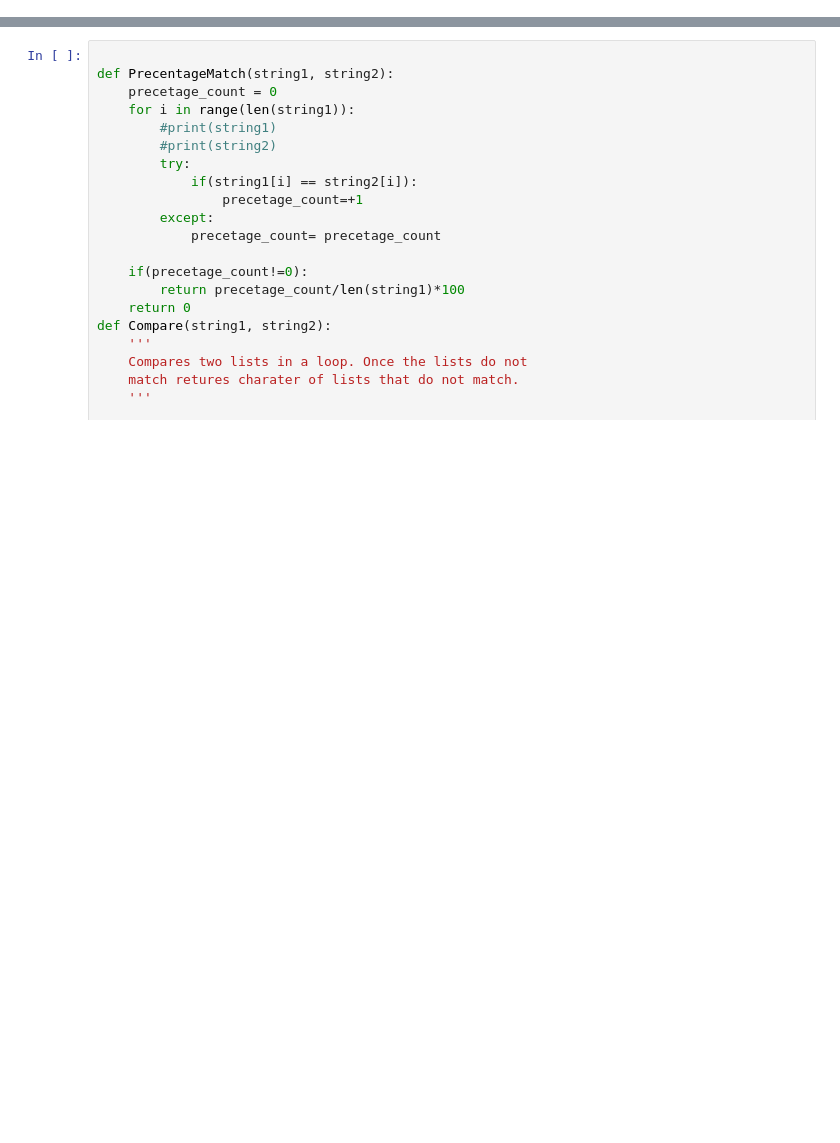
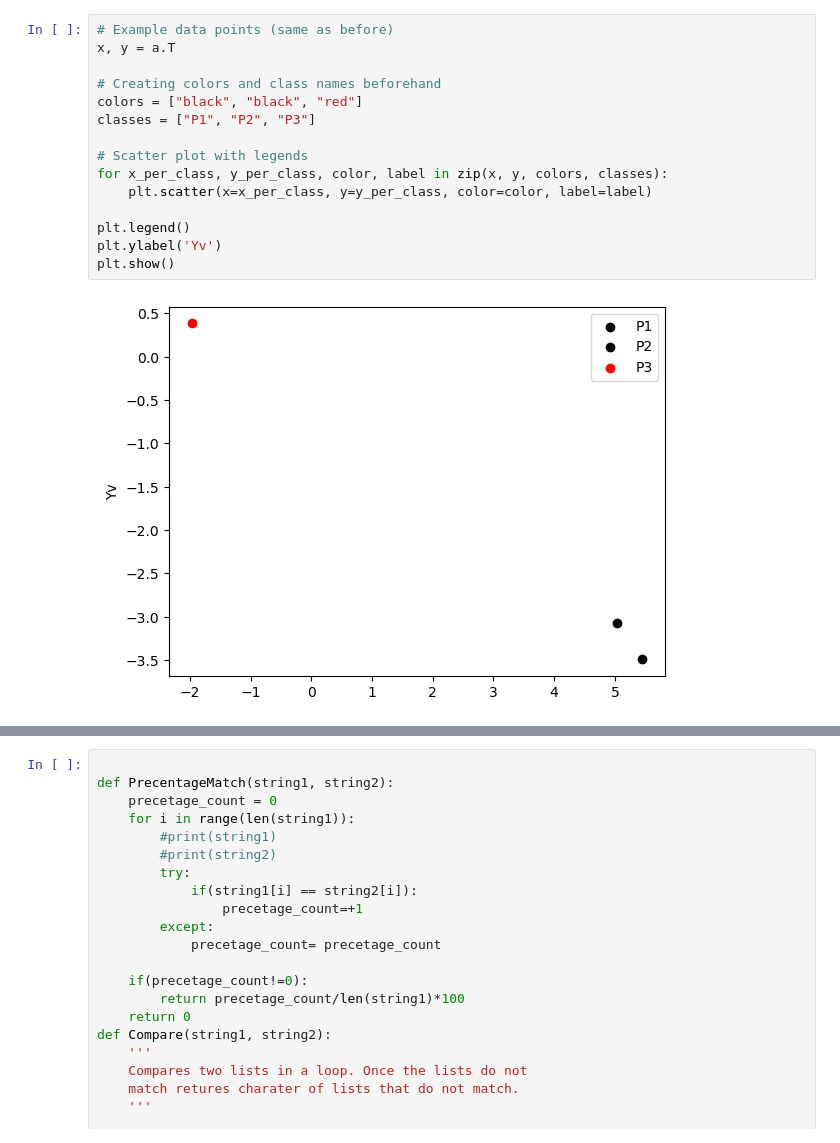
Before and after one commit to littleEndianISHorrible/Neuron-text-recognition, a Jupyter notebook: PyTesseract_image_v3.ipynb, the cells around one changed output, grey strips where cells are left out. Saved outputs shown, nothing was run; the diff lists cells and outputs as text; blank space fills up the shorter version.

```diff
--- a/PyTesseract_image_v3.ipynb
+++ b/PyTesseract_image_v3.ipynb
@@ -174,0 +165,17 @@ def smart_crop_relative(image_path, output_path):
+# %%
+# Example data points (same as before)
+x, y = a.T
+
+# Creating colors and class names beforehand
+colors = ["black", "black", "red"]
+classes = ["P1", "P2", "P3"]
+
+# Scatter plot with legends
+for x_per_class, y_per_class, color, label in zip(x, y, colors, classes):
+    plt.scatter(x=x_per_class, y=y_per_class, color=color, label=label)
+
+plt.legend()
+plt.ylabel('Yv')
+plt.show()
+# %% [output]
+[figure, added]
```
Also changed, not shown: parts of 11 cells of this notebook, 3 other files.
